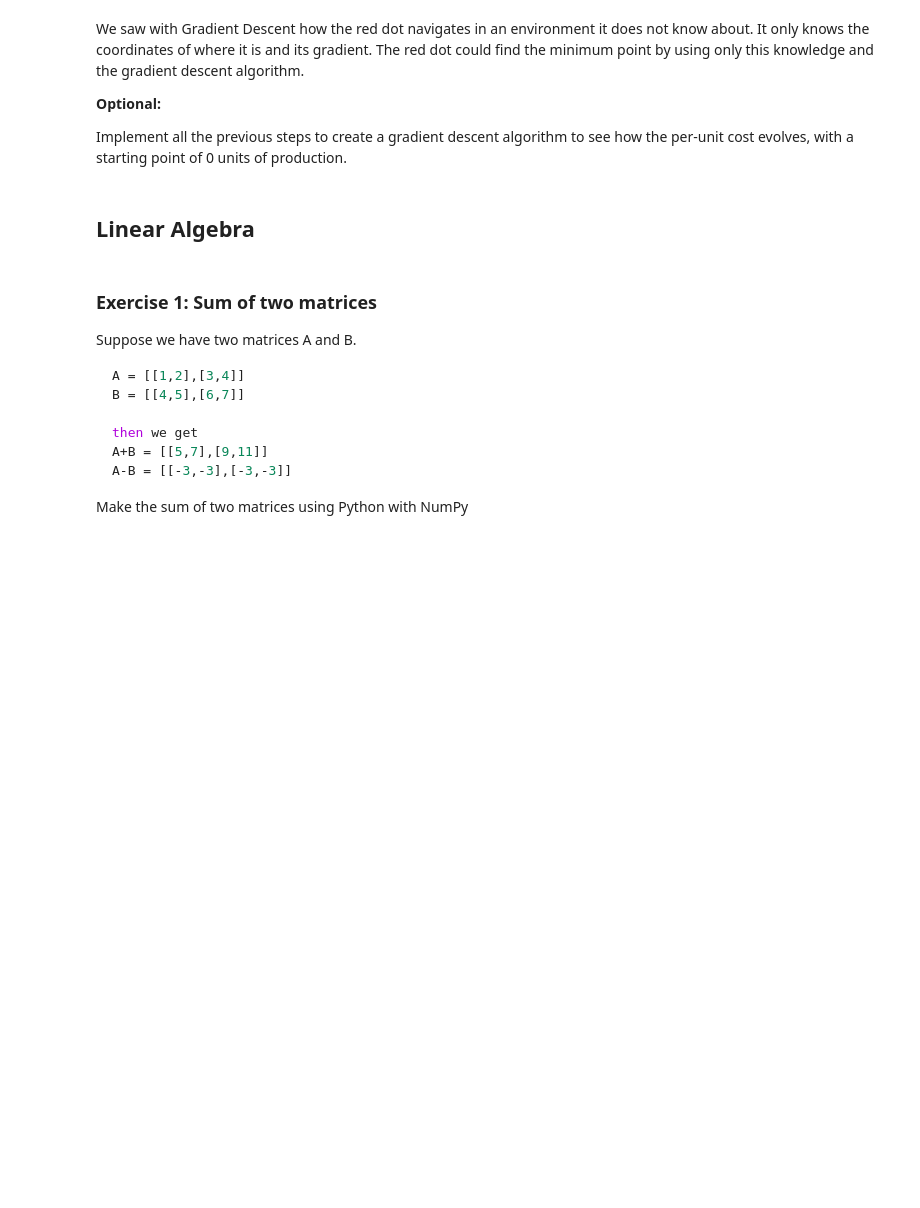
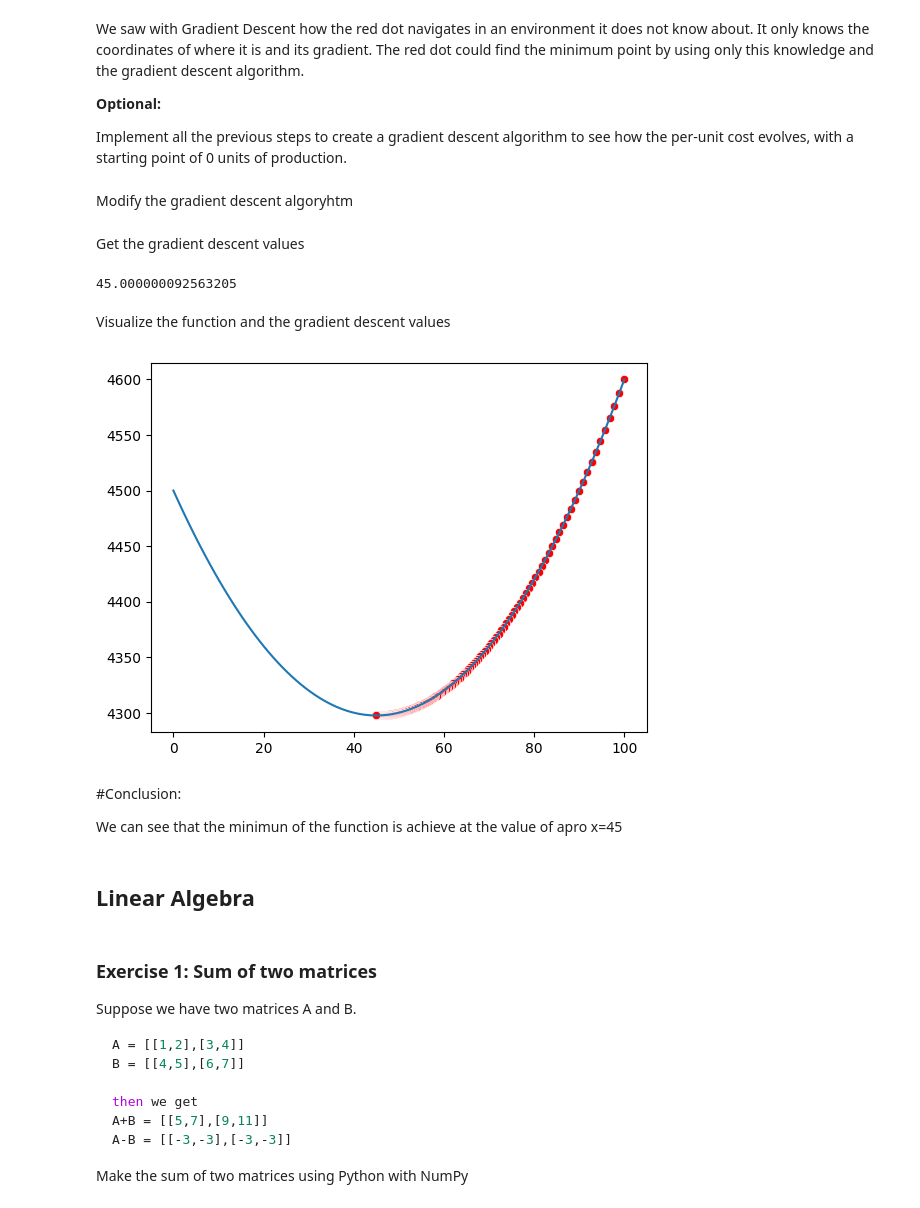
Before and after one commit to 4GeeksAcademy/alejandroNovellino-calculus-and-algebra-problems-with-python, a Jupyter notebook: notebook/problems.ipynb, the cells around one changed output. Cells and saved outputs as stored; diff of their text form; code cells hidden in the pictures; blank space fills up the shorter version.

```diff
--- a/notebook/problems.ipynb
+++ b/notebook/problems.ipynb
@@ -305,5 +331,12 @@ We saw with Gradient Descent how the red dot navigates in an environment it does
 **Optional:**
 
 Implement all the previous steps to create a gradient descent algorithm to see how the per-unit cost evolves, with a starting point of 0 units of production.
-# %% [markdown]
-## Linear Algebra
+# %%
+# Define the distance function
+def derivative_function(x: float) -> float:
+    # calculate 0.1 * x**2
+    a1 = np.multiply(0.2, x)
+    # return the total function
+    return a1 - 9
+# %% [markdown]
+Modify the gradient descent algoryhtm
@@ -310,3 +369,40 @@ Implement all the previous steps to create a gradient descent algorithm to see h
+# %% [markdown]
+Get the gradient descent values
+# %%
+# lets start in 100
+x=100
+# run gradient descent
+x, collectedXs = gradient_descent(x, nsteps=1000)
+print(x)
+# %% [output]
+45.000000092563205
+# %% [markdown]
+Visualize the function and the gradient descent values
+# %%
+def visualize(f, x=None):
+
+    xArray = np.linspace(0, 100, 100)
+    yArray = f(xArray)
+    sns.lineplot(x=xArray, y=yArray)
+
+    if x is not None:
+        assert type(x) in [np.ndarray, list] # x should be numpy array or list
+        if type(x) is list: # if it is a list, convert to numpy array
+            x = np.array(x)
+
+
+        y = f(x)
+        sns.scatterplot(x=x, y=y, color='red')
+# %%
+visualize(function, x=collectedXs)
+# %% [output]
+[figure, added]
+# %% [markdown]
+#Conclusion:
+
+We can see that the minimun of the function is achieve at the value of apro x=45
+# %% [markdown]
+## Linear Algebra
 # %% [markdown]
 ### Exercise 1: Sum of two matrices
 
```
Also changed, not shown: parts of 3 cells of this notebook.
